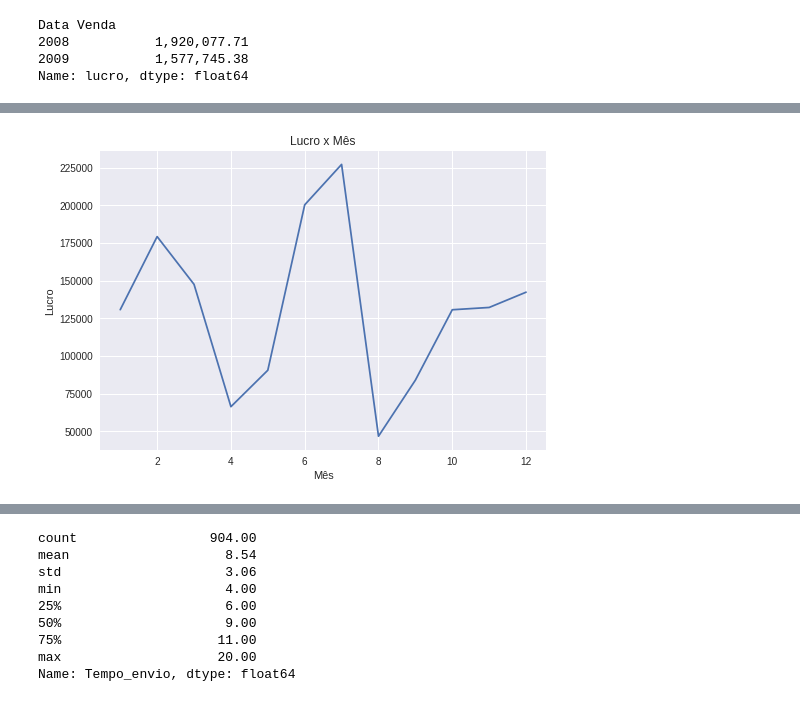
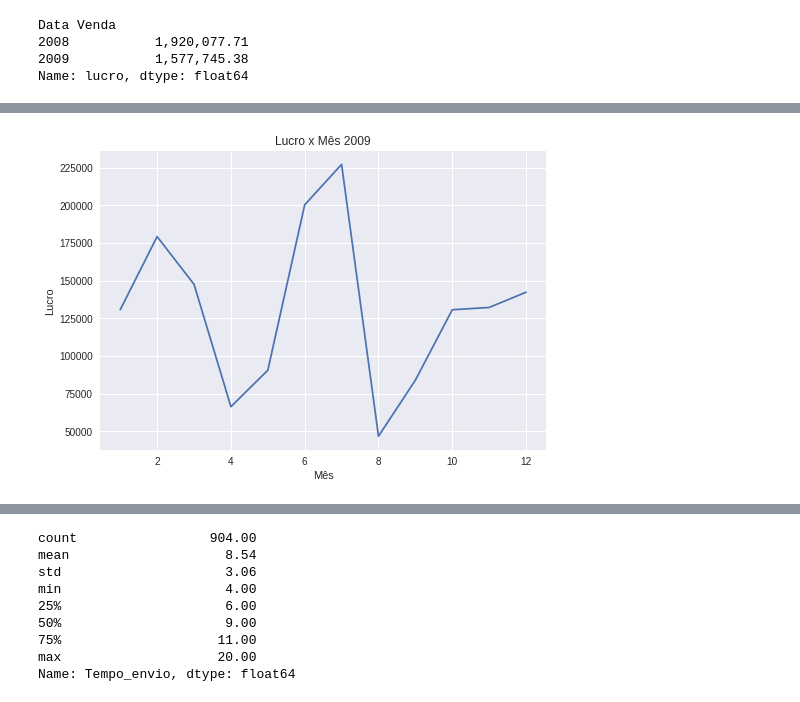
Before and after one commit to EloiTakeuchi/Shared, a Jupyter notebook: Projeto_Aprendendo_Pandas.ipynb, the cells around one changed output, grey strips where cells are left out. Saved outputs shown, nothing was run; the diff lists cells and outputs as text; code cells hidden in the pictures.

```diff
--- a/Projeto_Aprendendo_Pandas.ipynb
+++ b/Projeto_Aprendendo_Pandas.ipynb
@@ -219,6 +238,6 @@ df_2009.head()
 # %%
-df_2009.groupby(df_2009["Data Venda"].dt.month)["lucro"].sum().plot(title="Lucro x Mês")
+df_2009.groupby(df_2009["Data Venda"].dt.month)["lucro"].sum().plot(title="Lucro x Mês 2009")
 plt.xlabel("Mês")
 plt.ylabel("Lucro");
 # %% [output]
-[figure, old version]
+[figure, new version]
```
Also changed, not shown: parts of 30 cells of this notebook.
